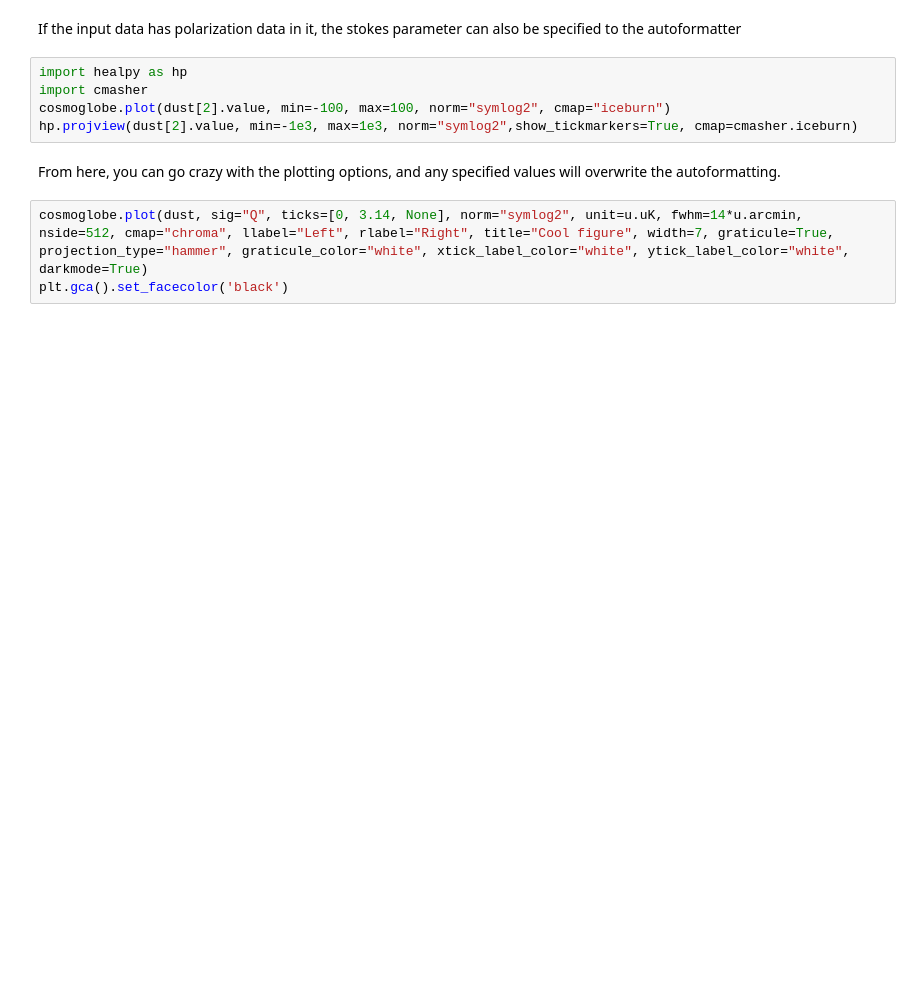
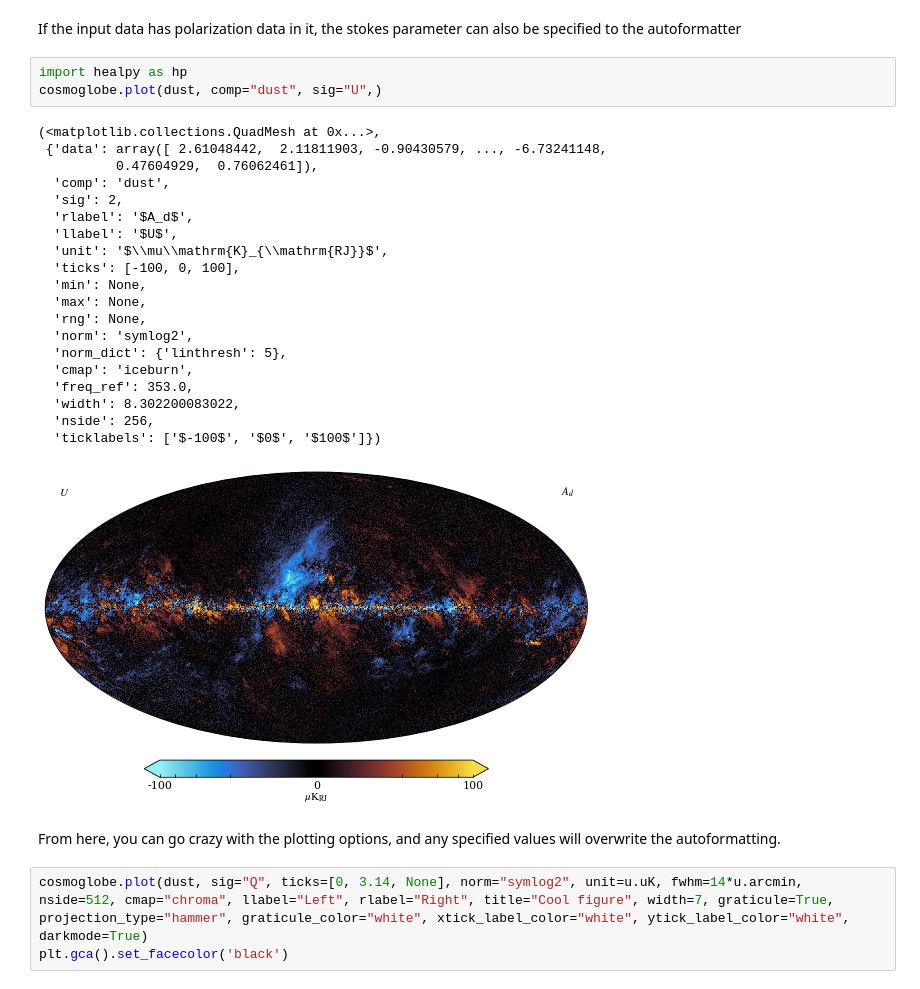
Before and after one commit to Cosmoglobe/Cosmoglobe, a Jupyter notebook: docs/tutorials/plotting.ipynb, the cells around one changed output. Cells and saved outputs as stored; diff of their text form; blank space fills up the shorter version.

Commit message:
Added local healpy and fixed tutorial

```diff
--- a/docs/tutorials/plotting.ipynb
+++ b/docs/tutorials/plotting.ipynb
@@ -27,10 +73,29 @@ cosmoglobe.plot(dust, comp="dust")
 # %% [markdown]
 If the input data has polarization data in it, the stokes parameter can also be specified to the autoformatter
-# %%
-import healpy as hp
-import cmasher
-cosmoglobe.plot(dust[2].value, min=-100, max=100, norm="symlog2", cmap="iceburn")
-hp.projview(dust[2].value, min=-1e3, max=1e3, norm="symlog2",show_tickmarkers=True, cmap=cmasher.iceburn)
+# %%
+import healpy as hp
+cosmoglobe.plot(dust, comp="dust", sig="U",)
+# %% [output]
+(<matplotlib.collections.QuadMesh at 0x...>,
+ {'data': array([ 2.61048442,  2.11811903, -0.90430579, ..., -6.73241148,
+          0.47604929,  0.76062461]),
+  'comp': 'dust',
+  'sig': 2,
+  'rlabel': '$A_d$',
+  'llabel': '$U$',
+  'unit': '$\\mu\\mathrm{K}_{\\mathrm{RJ}}$',
+  'ticks': [-100, 0, 100],
+  'min': None,
+  'max': None,
+  'rng': None,
+  'norm': 'symlog2',
+  'norm_dict': {'linthresh': 5},
+  'cmap': 'iceburn',
+  'freq_ref': 353.0,
+  'width': 8.302200083022,
+  'nside': 256,
+  'ticklabels': ['$-100$', '$0$', '$100$']})
+[figure, added]
 # %% [markdown]
 From here, you can go crazy with the plotting options, and any specified values will overwrite the autoformatting.
 # %%
```
Also changed, not shown: parts of 12 cells of this notebook, 5 other files.
